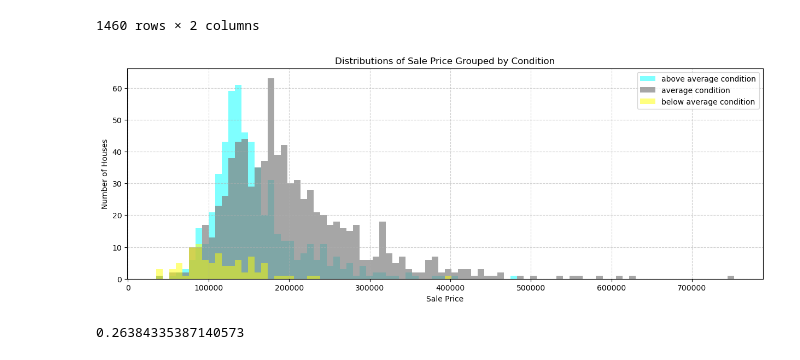
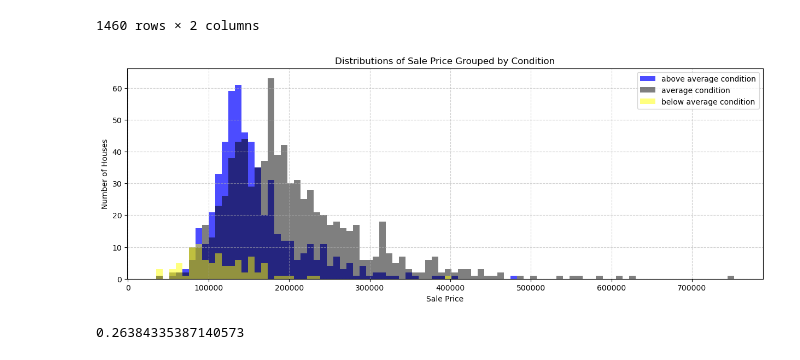
Before and after one commit to BrianMungaiMwangi/GroupProject, a Jupyter notebook: group-project.ipynb, the cells around one changed output. Saved outputs shown, nothing was run; the diff lists cells and outputs as text; code cells hidden in the pictures.

```diff
--- a/group-project.ipynb
+++ b/group-project.ipynb
@@ -166,6 +164,7 @@ subset
 | 1459 | 6 | 147500 |
 1460 rows × 2 columns
 # %%
+#Visual Distribution of the Subset against SalePrice
 df = pd.DataFrame(data)
 
 below_average_conditions = df[df['OverallCond'] < 5]
@@ -173,36 +172,36 @@ average_conditions = df[df['OverallCond'] == 5]
 above_average_conditions = df[df['OverallCond'] > 5]
 
 fig, ax = plt.subplots(figsize=(15,5))
 
 bins = range(df["SalePrice"].min(), df["SalePrice"].max(), int(df["SalePrice"].median()) // 20)
 
 ax.hist(
     x=above_average_conditions["SalePrice"],
     label="above average condition",
     bins=bins,
-    color="cyan",
-    alpha=0.5
+    color="blue",
+    alpha=0.7
 )
 ax.hist(
     x=average_conditions["SalePrice"],
     label="average condition",
     bins=bins,
-    color="gray",
-    alpha=0.7
+    color="black",
+    alpha=0.5
 )
 ax.hist(
     x=below_average_conditions["SalePrice"],
     label="below average condition",
     bins=bins,
     color="yellow",
     alpha=0.5
 )
 
 ax.set_title("Distributions of Sale Price Grouped by Condition")
 ax.set_xlabel("Sale Price")
 ax.set_ylabel("Number of Houses")
 ax.legend();
 ax.grid(True, linestyle='--', alpha=0.6)
 # %% [output]
-[figure, old version]
+[figure, new version]
 # %%
```
Also changed, not shown: parts of 12 cells of this notebook.
